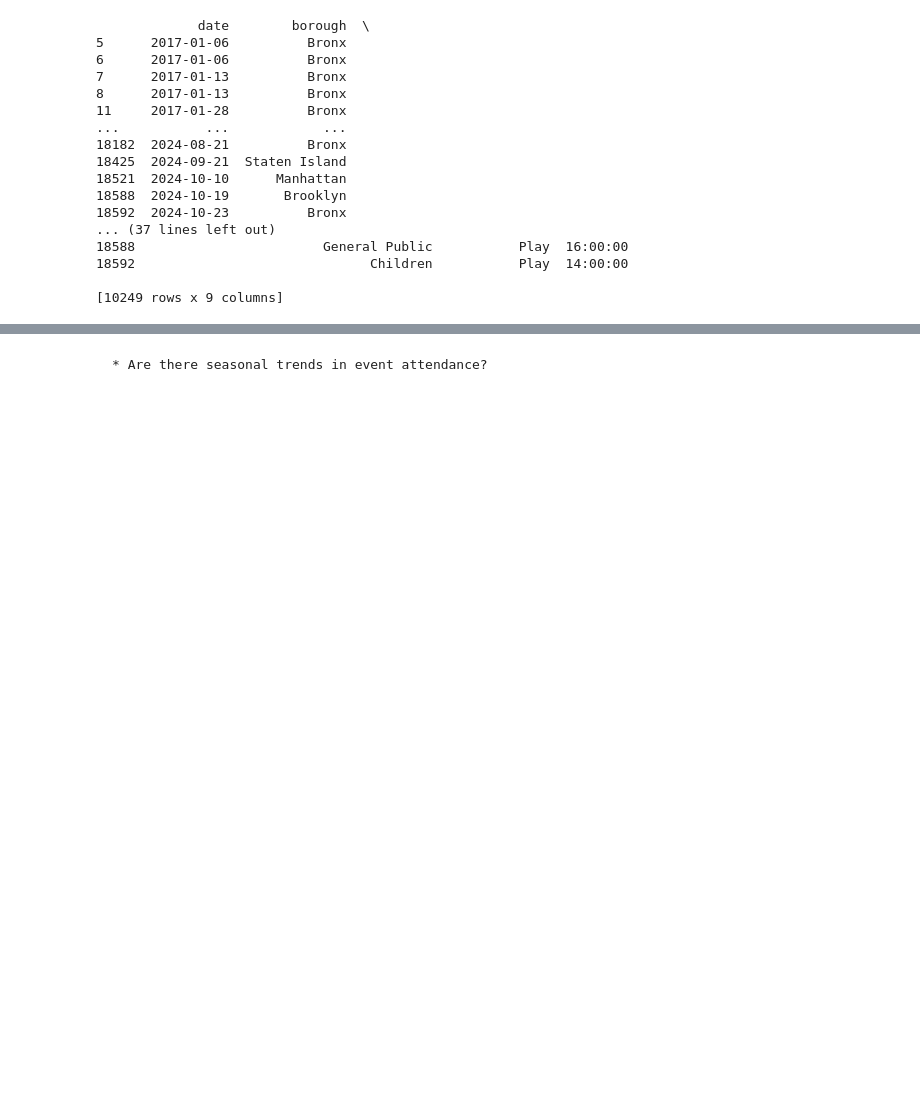
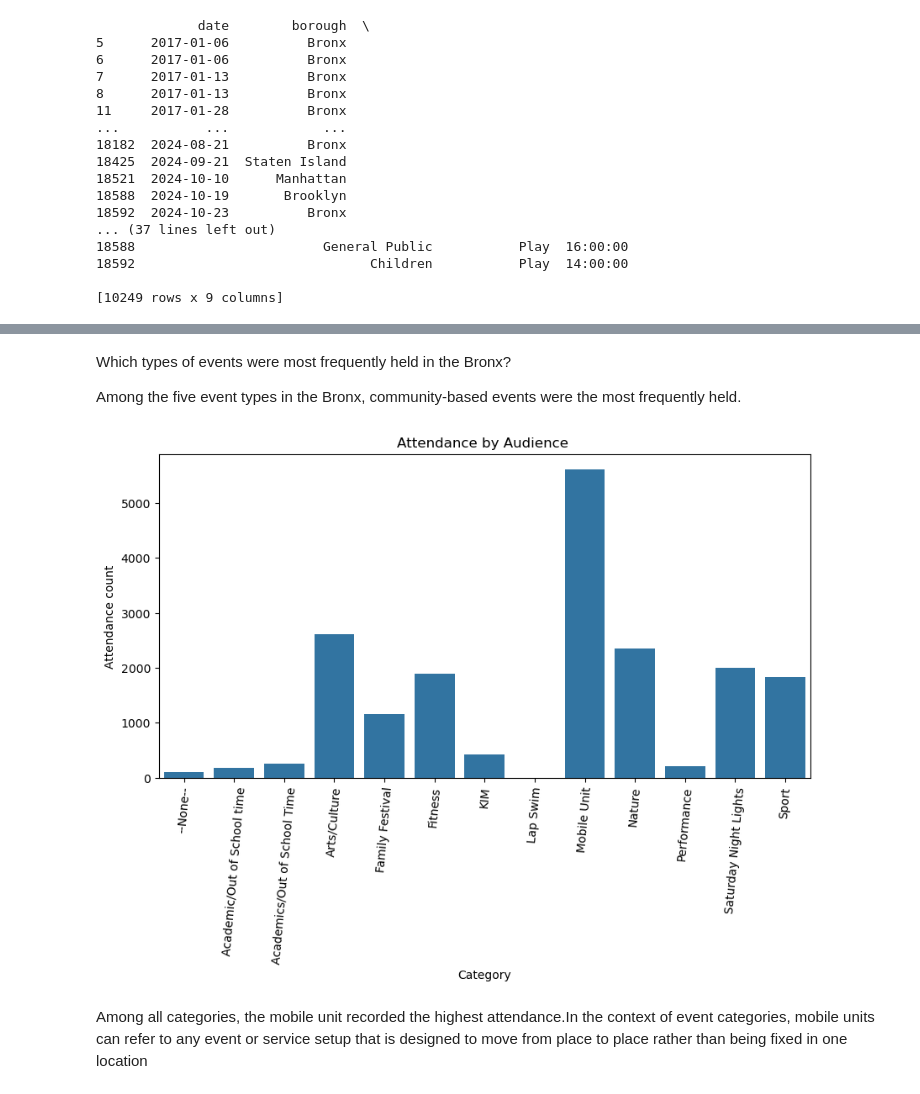
Before and after one commit to MaimunaBawa/Phase-1-Portfolio-Project, a Jupyter notebook: EDA Notebooks/Maimuna/Maimuna/Maimuna.NoteBook.ipynb, the cells around one changed output, grey strips where cells are left out. Cells and saved outputs as stored; diff of their text form; code cells hidden in the pictures; blank space fills up the shorter version.

```diff
--- a/EDA Notebooks/Maimuna/Maimuna/Maimuna.NoteBook.ipynb
+++ b/EDA Notebooks/Maimuna/Maimuna/Maimuna.NoteBook.ipynb
@@ -172,2 +118,22 @@ plt.show()
-# %% [markdown]
-    * Are there seasonal trends in event attendance?
+# %% [markdown]
+Which types of events were most frequently held in the Bronx?
+
+Among the five event types in the Bronx, community-based events were the most frequently held.
+# %%
+# Aggregate data: compute the mean attendance per category
+g_data = df.groupby('category')['attendance'].count().reset_index()
+
+# Create the scatter plot using the aggregated data
+plt.figure(figsize=(10, 5))
+sns.barplot(data=g_data, x="category", y="attendance")
+
+# Customize the plot
+plt.xticks(rotation=85)
+plt.title("Attendance by Audience ")
+plt.xlabel("Category")
+plt.ylabel("Attendance count")
+plt.show()
+# %% [output]
+[figure, added]
+# %% [markdown]
+ Among all categories, the mobile unit recorded the highest attendance.In the context of event categories, mobile units can refer to any event or service setup that is designed to move from place to place rather than being fixed in one location
```
Also changed, not shown: parts of 8 cells of this notebook.
